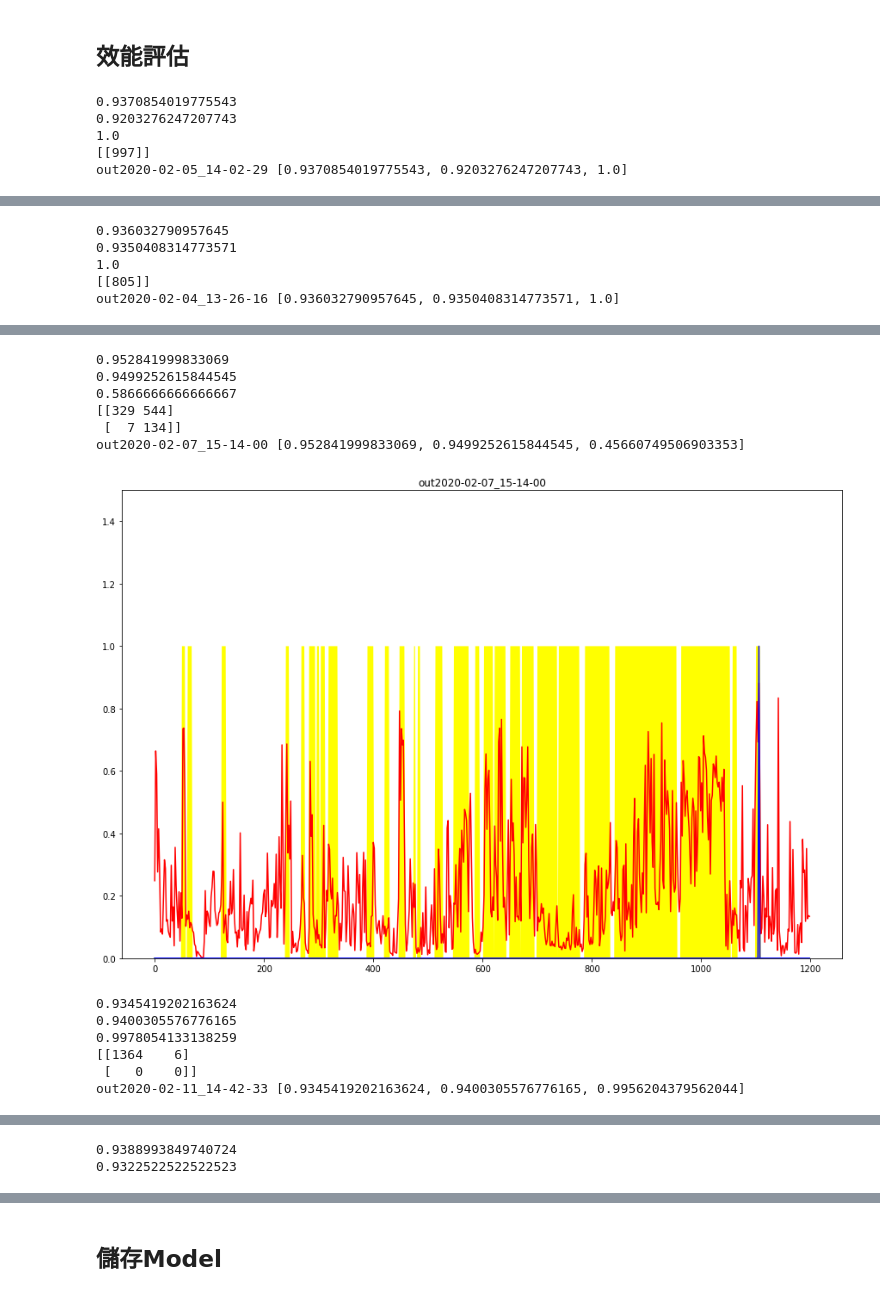
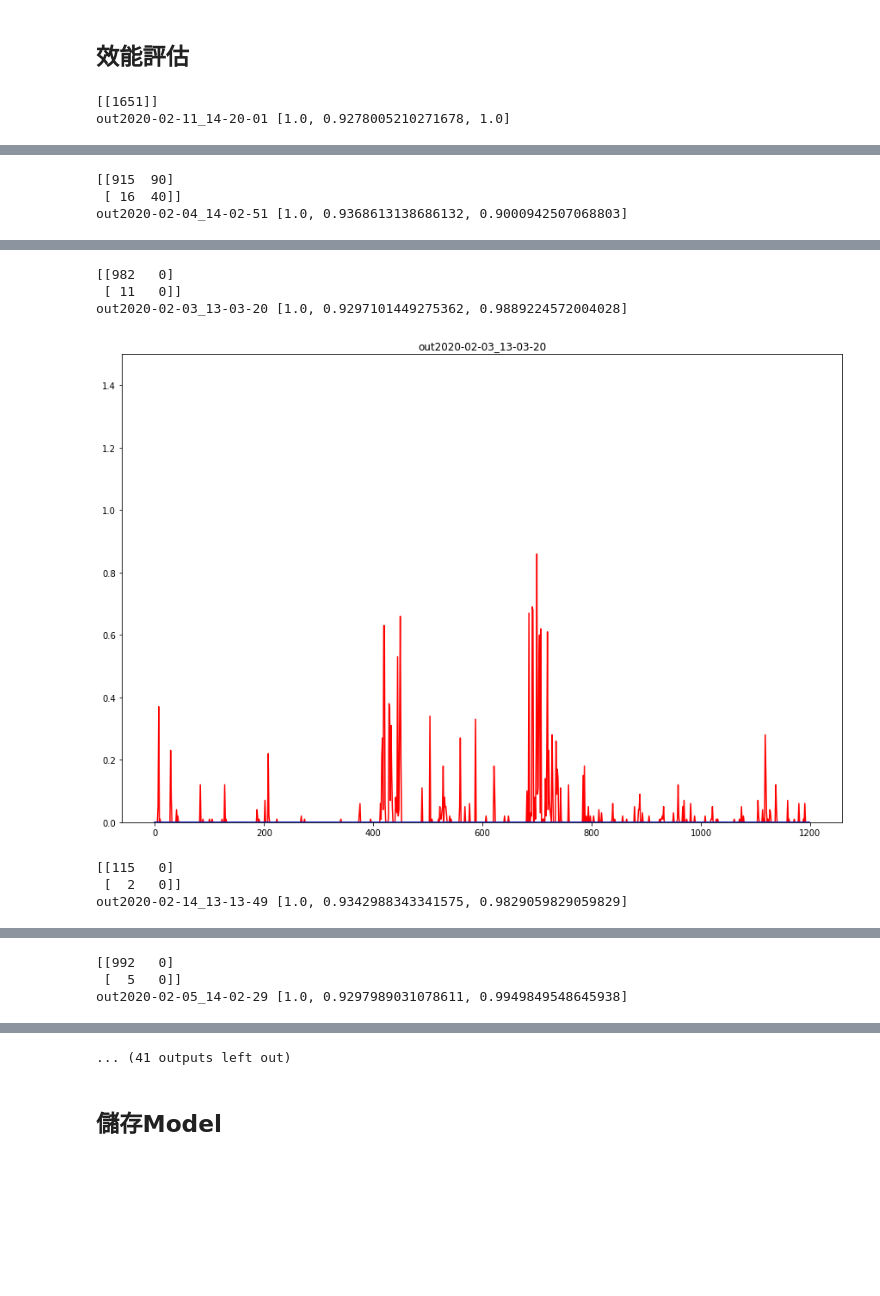
Before and after one commit to DeepTrickLab/auo_lab_experiment, a Jupyter notebook: model.ipynb, the cells around one changed output, grey strips where cells are left out. Drawn from its saved outputs; the diff is of its cells as text; code cells hidden in the pictures; blank space fills up the shorter version.

Commit message:
feat: test

```diff
--- a/model.ipynb
+++ b/model.ipynb
@@ -200,11 +200,13 @@ def time_to_labeled_result(key, start, end):
     if (slot_s > 39) or (slot_e > 39):
         return 0
 
-    d = deleteUnamed(df_labeled.loc[slot_s])
+    #d = deleteUnamed(df_labeled.loc[slot_s])
+    d = df_labeled.loc[slot_s]
     if int(d[1]=='Y'):
         extra_result = time_to_labeled(d,start,slot_s,extra_result)
 
-    d = deleteUnamed(df_labeled.loc[slot_e])
+    #d = deleteUnamed(df_labeled.loc[slot_e])
+    d = df_labeled.loc[slot_e]
     if int(d[1]=='Y'):
         extra_result = time_to_labeled(d,end,slot_e,extra_result)
 
@@ -253,16 +255,16 @@ def runtest(clf_builder, proba=True):
         train, test = train_test_split(dataset_df, test_size=0.1)
         train = resample(train)
         test = resample(test)
-        #features = list(dataset_df.columns)
-        #features.remove('label')
-        #features.remove('tv_diff')
-        #features.remove('y_diff')
+
         X = train[features]
         y = train['label']>0.5
-        clf = clf_builder(max_iter=2000).fit(X, y)
-        #print(clf.score(X, y))
-        #print(clf.score(test[features], test['label']>0.5))
-        #print(clf.score(df_list[NN][features], df_list[NN]['label']>0.5))
+
+
+        #clf = clf_builder(max_iter=2000).fit(X, y)
+
+        clf = RandomForestClassifier(n_estimators = 100).fit(X, y)
+
+
         test2 = df_list[NN]
         test2 = resample(test2)
 
@@ -271,17 +273,7 @@ def runtest(clf_builder, proba=True):
         cmatrix = confusion_matrix(predict, test2['label']>0.5)
         print(cmatrix)
 
-#         tp, fp, fn, tn = cmatrix[0][0], cmatrix[0][1], cmatrix[1][0], cmatrix[1][1]
-#         result = []
-#         result.append(tp)
-#         result.append(fp)
-#         result.append(fn)
-#         result.append(tn)
-#         result_matrix.append(result)
 
-#         print(result)
-#         result_matrix.append(cmatrix[0][0])
-#       print(tn, fp, fn, tp)
         train_score += scores[0]
         validation_score += scores[1]
         test_score += scores[2]
@@ -292,11 +284,9 @@ def runtest(clf_builder, proba=True):
             x.append((1200 / len(df_output))*i)
         window_size=100
         plt.fill_between(x, 0, df_output.label, facecolor='yellow')
-#         g = df_output.groupby((df_output.timestamp*20).astype(int))
-#         df_output_2 = g.apply(lambda x: x.sample(1)).reset_index(drop=True)
+
         data_dict = df_output
         if proba:
-#             print(data_dict.index)
             predict_proba = clf.predict_proba(data_dict[features])[:, 1]
             plt.plot(x, predict_proba, 'r')
         fd_score = (predict_proba > 0.5)*0.1 + (predict_proba > 0.6)*0.2 + (predict_proba > 0.7)*0.3 +(predict_proba > 0.8)*0.7
@@ -400,11 +373,8 @@ clf.score(X, y)
 ## 效能評估
 # %%
 from sklearn.linear_model import LogisticRegression
-result_matrix = []
 runtest(LogisticRegression)
+#runtest(RandomForestClassifier)
 # %% [output]
-0.9370854019775543
-0.9203276247207743
-1.0
-[[997]]
-out2020-02-05_14-02-29 [0.9370854019775543, 0.9203276247207743, 1.0]
+[[1651]]
+out2020-02-11_14-20-01 [1.0, 0.9278005210271678, 1.0]
@@ -412,5 +382,3 @@ out2020-02-05_14-02-29 [0.9370854019775543, 0.9203276247207743, 1.0]
-0.936032790957645
-0.9350408314773571
-1.0
-[[805]]
-out2020-02-04_13-26-16 [0.936032790957645, 0.9350408314773571, 1.0]
+[[915  90]
+ [ 16  40]]
+out2020-02-04_14-02-51 [1.0, 0.9368613138686132, 0.9000942507068803]
@@ -418,13 +386,7 @@ out2020-02-04_13-26-16 [0.936032790957645, 0.9350408314773571, 1.0]
-0.952841999833069
-0.9499252615844545
-0.5866666666666667
-[[329 544]
- [  7 134]]
-out2020-02-07_15-14-00 [0.952841999833069, 0.9499252615844545, 0.45660749506903353]
+[[982   0]
+ [ 11   0]]
+out2020-02-03_13-03-20 [1.0, 0.9297101449275362, 0.9889224572004028]
-[figure, old version]
+[figure, new version]
-0.9345419202163624
-0.9400305576776165
-0.9978054133138259
-[[1364    6]
- [   0    0]]
-out2020-02-11_14-42-33 [0.9345419202163624, 0.9400305576776165, 0.9956204379562044]
+[[115   0]
+ [  2   0]]
+out2020-02-14_13-13-49 [1.0, 0.9342988343341575, 0.9829059829059829]
@@ -432,2 +394,3 @@ out2020-02-11_14-42-33 [0.9345419202163624, 0.9400305576776165, 0.99562043795620
-0.9388993849740724
-0.9322522522522523
+[[992   0]
+ [  5   0]]
+out2020-02-05_14-02-29 [1.0, 0.9297989031078611, 0.9949849548645938]
@@ -435,3 +402,4 @@ ValueError: Found array with 0 sample(s) (shape=(0, 33)) while a minimum of 1 is
+... (41 outputs left out)
 # %% [markdown]
 ## 儲存Model
 # %%
```
Also changed, not shown: parts of 13 cells of this notebook.
